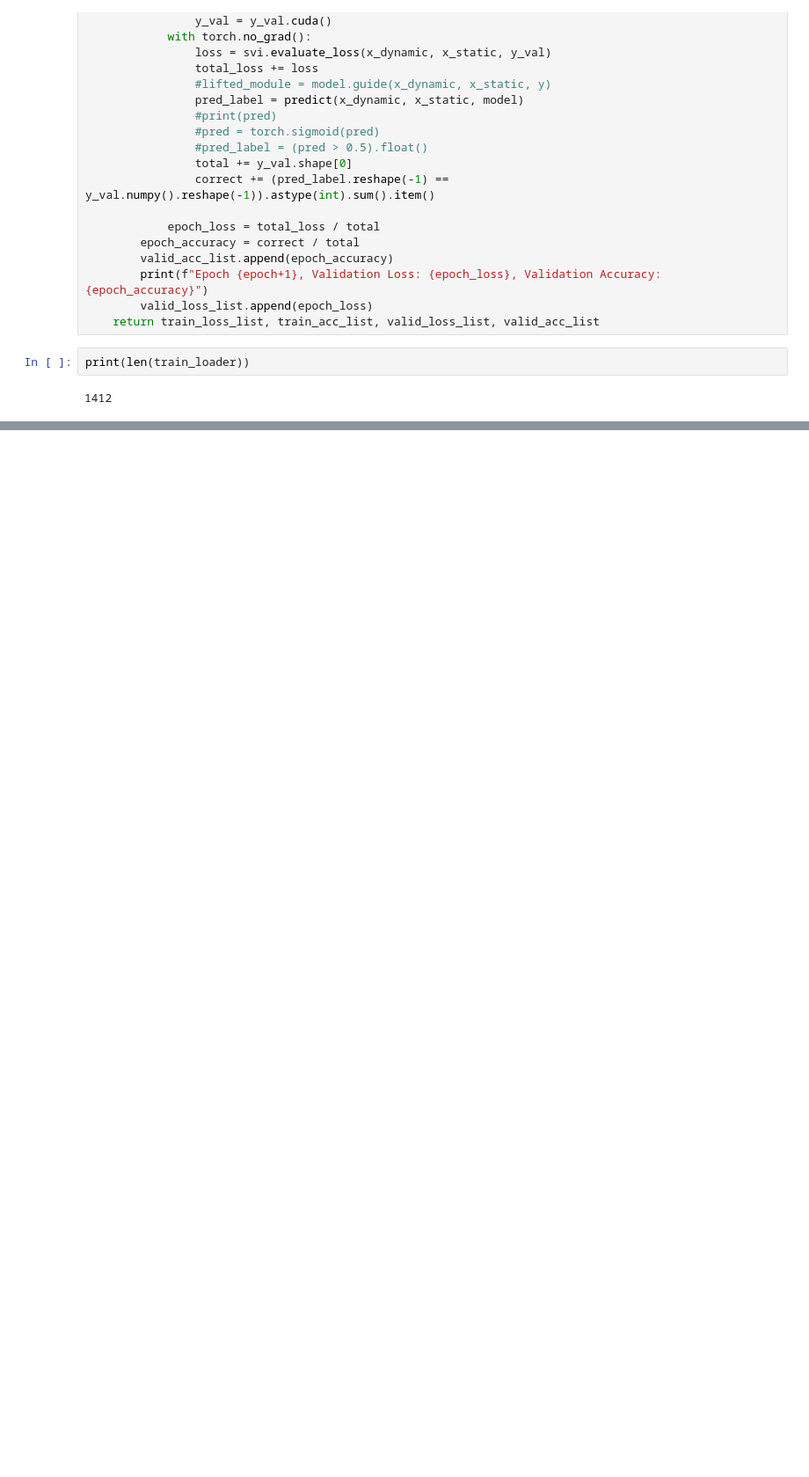
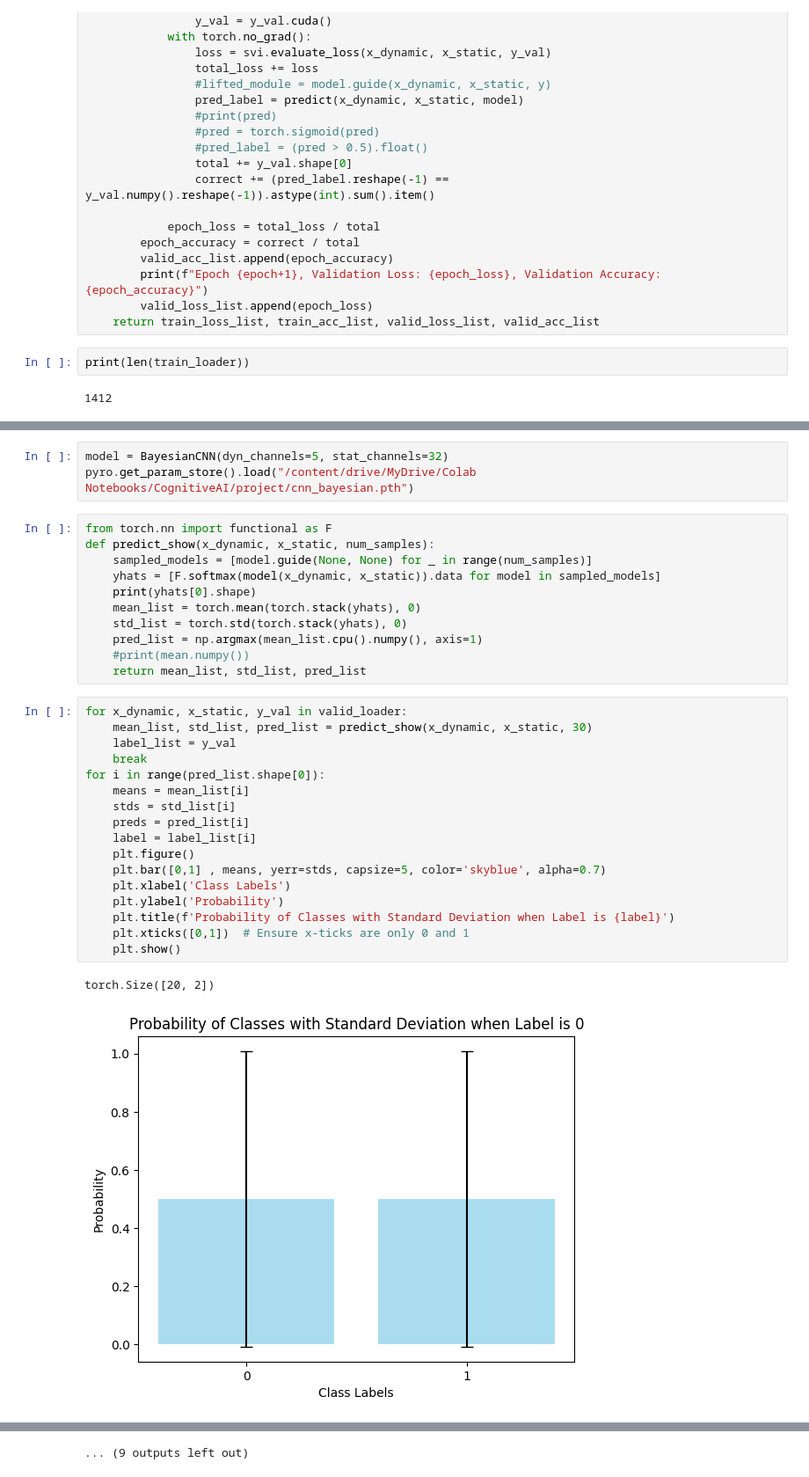
Before and after one commit to XiuhengZhao/BNN-CognitiveAI, a Jupyter notebook: BNN_new.ipynb, the cells around one changed output, grey strips where cells are left out. Shown at 88% size. Saved outputs shown, nothing was run; the diff lists cells and outputs as text; blank space fills up the shorter version.

```diff
--- a/BNN_new.ipynb
+++ b/BNN_new.ipynb
@@ -576,0 +604,34 @@ plt.show()
+# %%
+model = BayesianCNN(dyn_channels=5, stat_channels=32)
+pyro.get_param_store().load("/content/drive/MyDrive/Colab Notebooks/CognitiveAI/project/cnn_bayesian.pth")
+# %%
+from torch.nn import functional as F
+def predict_show(x_dynamic, x_static, num_samples):
+    sampled_models = [model.guide(None, None) for _ in range(num_samples)]
+    yhats = [F.softmax(model(x_dynamic, x_static)).data for model in sampled_models]
+    print(yhats[0].shape)
+    mean_list = torch.mean(torch.stack(yhats), 0)
+    std_list = torch.std(torch.stack(yhats), 0)
+    pred_list = np.argmax(mean_list.cpu().numpy(), axis=1)
+    #print(mean.numpy())
+    return mean_list, std_list, pred_list
+# %%
+for x_dynamic, x_static, y_val in valid_loader:
+    mean_list, std_list, pred_list = predict_show(x_dynamic, x_static, 30)
+    label_list = y_val
+    break
+for i in range(pred_list.shape[0]):
+    means = mean_list[i]
+    stds = std_list[i]
+    preds = pred_list[i]
+    label = label_list[i]
+    plt.figure()
+    plt.bar([0,1] , means, yerr=stds, capsize=5, color='skyblue', alpha=0.7)
+    plt.xlabel('Class Labels')
+    plt.ylabel('Probability')
+    plt.title(f'Probability of Classes with Standard Deviation when Label is {label}')
+    plt.xticks([0,1])  # Ensure x-ticks are only 0 and 1
+    plt.show()
+# %% [output]
+torch.Size([20, 2])
+[figure, added]
@@ -576,0 +648 @@ plt.show()
+... (9 outputs left out)
```
Also changed, not shown: parts of 12 cells of this notebook, 5 other files.
